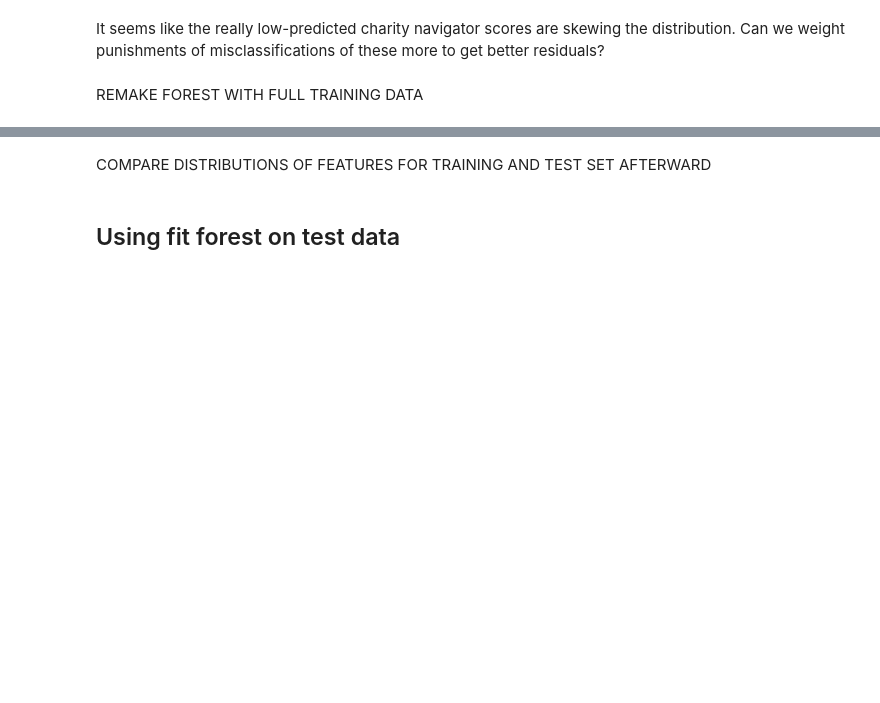
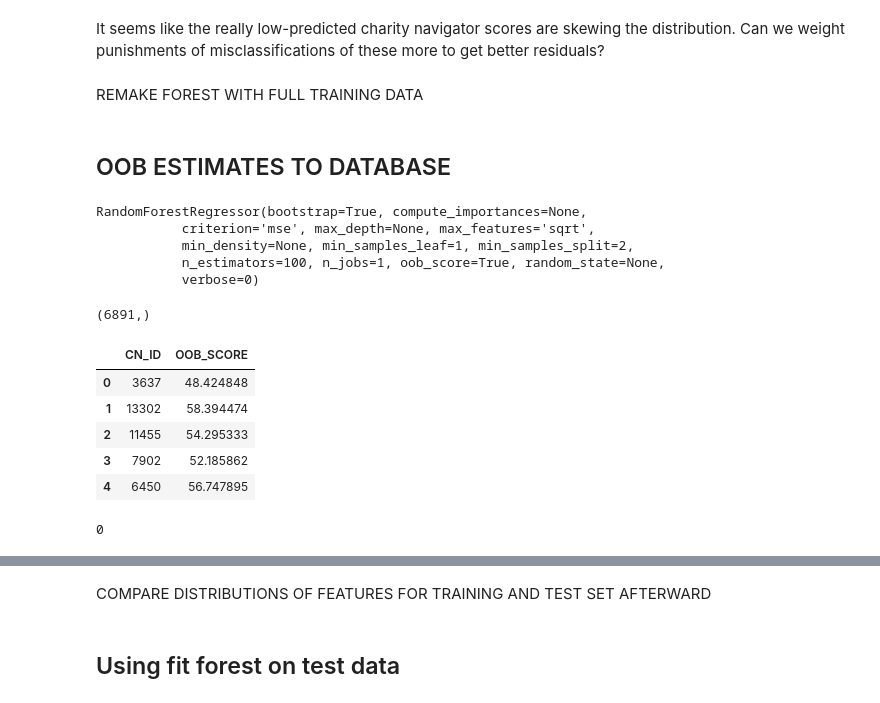
Before and after one commit to qmorgan/InsightSoft, a Jupyter notebook: IRS_Explorer.ipynb, the cells around one changed output, grey strips where cells are left out. Cells and saved outputs as stored; diff of their text form; code cells hidden in the pictures; blank space fills up the shorter version.

```diff
--- a/IRS_Explorer.ipynb
+++ b/IRS_Explorer.ipynb
@@ -1088,3 +1088,6 @@ hlines(0,0,max(test_Y),color="red")
 It seems like the really low-predicted charity navigator scores are skewing the distribution. Can we weight punishments of misclassifications of these more to get better residuals?
 # %% [markdown]
 REMAKE FOREST WITH FULL TRAINING DATA
+# %% [markdown]
+OOB ESTIMATES TO DATABASE
+---
@@ -1090,0 +1100,25 @@ REMAKE FOREST WITH FULL TRAINING DATA
+# %%
+rffull.fit(Xfull, Yfull)
+# %% [output]
+RandomForestRegressor(bootstrap=True, compute_importances=None,
+           criterion='mse', max_depth=None, max_features='sqrt',
+           min_density=None, min_samples_leaf=1, min_samples_split=2,
+           n_estimators=100, n_jobs=1, oob_score=True, random_state=None,
+           verbose=0)
+# %%
+rffull.oob_prediction_.shape
+# %% [output]
+(6891,)
+# %%
+OOB_Estimates = pd.Series(rffull.oob_prediction_,index=ntee_join.CN_ID,name="OOB_Score")
+
+OOB_df = pd.DataFrame({'CN_ID':OOB_Estimates.index.astype('int'),
+                       'OOB_SCORE':OOB_Estimates.values.astype('float64')})
+OOB_df.head()
+# %% [output]
+|  | CN_ID | OOB_SCORE |
+| 0 | 3637 | 48.424848 |
+| 1 | 13302 | 58.394474 |
+| 2 | 11455 | 54.295333 |
+| 3 | 7902 | 52.185862 |
+| 4 | 6450 | 56.747895 |
@@ -1090,0 +1137,15 @@ REMAKE FOREST WITH FULL TRAINING DATA
+# %%
+# WHOOPS overwrote cn_oob_1.. no biggie.
+
+cursor.execute( "DROP TABLE IF EXISTS cn_oob_3" )
+sql_cmd = '''
+CREATE TABLE cn_oob_3 (
+OOB_ID INT AUTO_INCREMENT,
+CN_ID BIGINT NOT NULL,
+OOB_SCORE FLOAT NOT NULL,
+PRIMARY KEY (OOB_ID)
+)
+'''
+cursor.execute(sql_cmd)
+# %% [output]
+0
```
Also changed, not shown: parts of 23 cells of this notebook.
